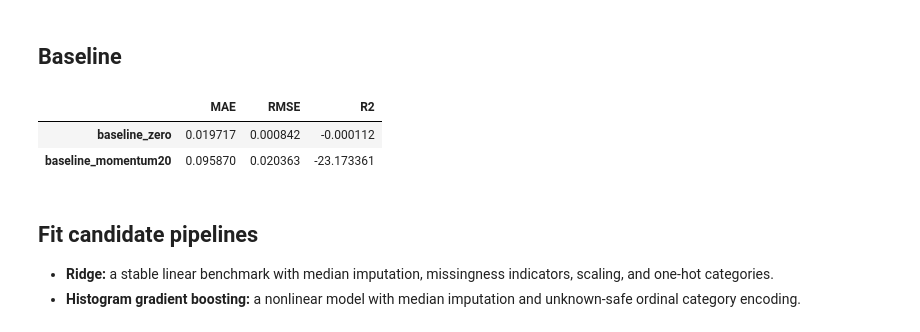
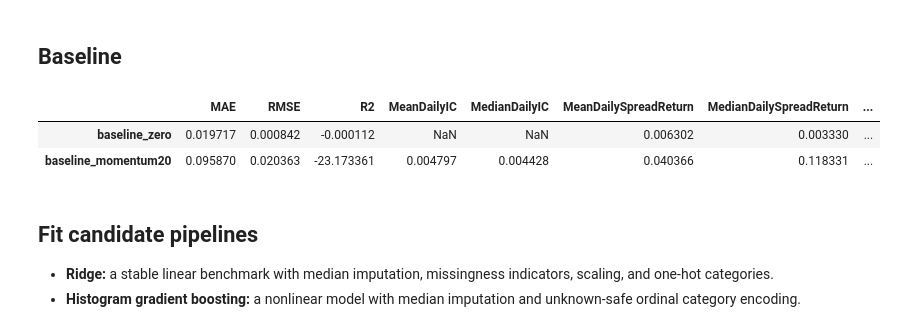
Before and after one commit to myngoc-trg/DA631E_ArtificialIntelligenceForDataScience, a Jupyter notebook: Project_1_SupervisedLearning/notebooks/04_training_and_validation.ipynb, the cells around one changed output. Saved outputs shown, nothing was run; the diff lists cells and outputs as text; code cells hidden in the pictures.

```diff
--- a/Project_1_SupervisedLearning/notebooks/04_training_and_validation.ipynb
+++ b/Project_1_SupervisedLearning/notebooks/04_training_and_validation.ipynb
@@ -90,30 +93,31 @@ training dates used: 378
 # %%
 evaluations = {}
 prediction_outputs = {}
 ic_outputs = {}
 spread_outputs = {}
 
 baseline_predictions = {
     "baseline_zero": np.zeros(len(valid)),
     "baseline_momentum20": valid["Momentum20Days"].fillna(0.0).to_numpy(),
 }
 
 for name, predictions in baseline_predictions.items():
-    metrics, ranked = evaluate_predictions(
+    metrics, ranked, daily_ic, daily_spread_return = evaluate_predictions(
         valid,
         predictions,
         config,
         strict_portfolio_size=True,
     )
     evaluations[name] = metrics
     prediction_outputs[name] = ranked
-
+    ic_outputs[name] = daily_ic
+    spread_outputs[name] = daily_spread_return
 
 display(pd.DataFrame(evaluations).T)
 # %% [output]
-|  | MAE | RMSE | R2 |
-| baseline_zero | 0.019717 | 0.000842 | -0.000112 |
-| baseline_momentum20 | 0.095870 | 0.020363 | -23.173361 |
+|  | MAE | RMSE | R2 | MeanDailyIC | MedianDailyIC | MeanDailySpreadReturn | MedianDailySpreadReturn | ... |
+| baseline_zero | 0.019717 | 0.000842 | -0.000112 | NaN | NaN | 0.006302 | 0.003330 | ... |
+| baseline_momentum20 | 0.095870 | 0.020363 | -23.173361 | 0.004797 | 0.004428 | 0.040366 | 0.118331 | ... |
 # %% [markdown]
 ## Fit candidate pipelines
 
```
Also changed, not shown: parts of 15 cells of this notebook, 6 other files.
